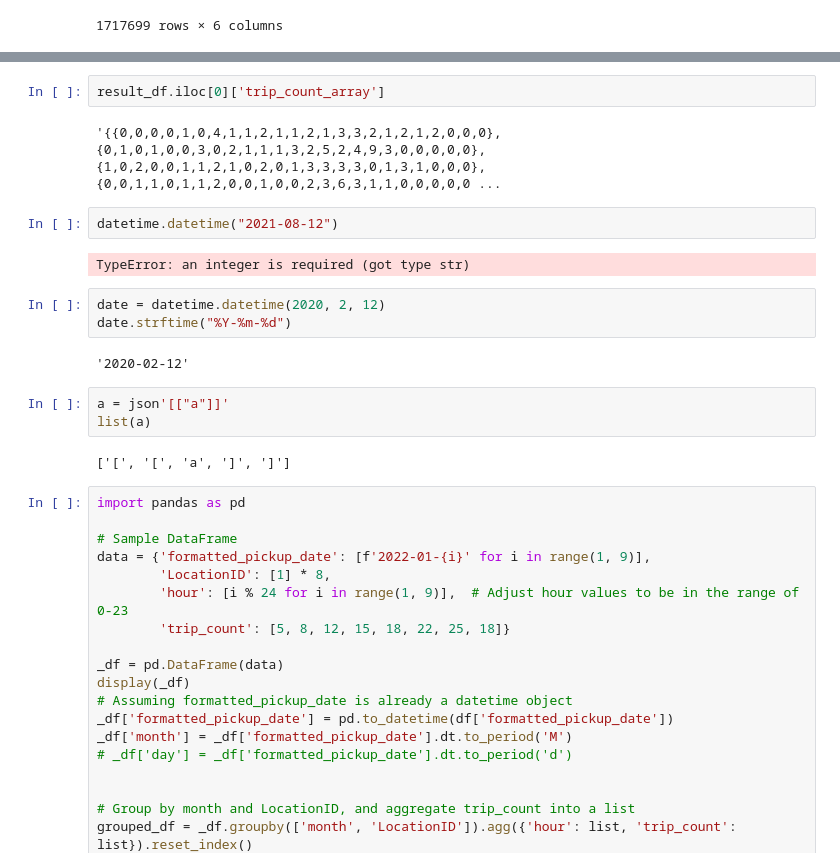
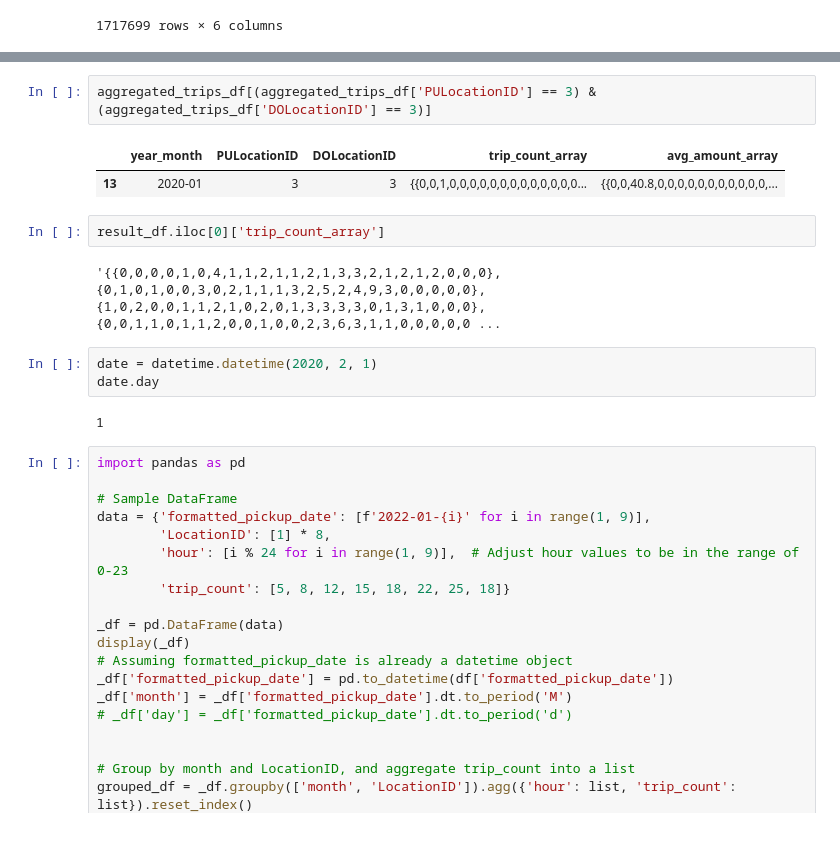
Before and after one commit to yhchan0918/NYC_Taxi_Trip_ETL, a Jupyter notebook: notebook.ipynb, the cells around one changed output, grey strips where cells are left out. Saved outputs shown, nothing was run; the diff lists cells and outputs as text; blank space fills up the shorter version.

```diff
--- a/notebook.ipynb
+++ b/notebook.ipynb
@@ -201,21 +296,17 @@ result_df
+# %%
+aggregated_trips_df[(aggregated_trips_df['PULocationID'] == 3) & (aggregated_trips_df['DOLocationID'] == 3)]
+# %% [output]
+|  | year_month | PULocationID | DOLocationID | trip_count_array | avg_amount_array |
+| 13 | 2020-01 | 3 | 3 | {{0,0,1,0,0,0,0,0,0,0,0,0,0,0,0,0... | {{0,0,40.8,0,0,0,0,0,0,0,0,0,0,0,... |
 # %%
 result_df.iloc[0]['trip_count_array']
 # %% [output]
 '{{0,0,0,0,1,0,4,1,1,2,1,1,2,1,3,3,2,1,2,1,2,0,0,0},{0,1,0,1,0,0,3,0,2,1,1,1,3,2,5,2,4,9,3,0,0,0,0,0},{1,0,2,0,0,1,1,2,1,0,2,0,1,3,3,3,3,0,1,3,1,0,0,0},{0,0,1,1,0,1,1,2,0,0,1,0,0,2,3,6,3,1,1,0,0,0,0,0 ...
-# %%
-datetime.datetime("2021-08-12")
-# %% [output]
-TypeError: an integer is required (got type str)
 # %%
-date = datetime.datetime(2020, 2, 12)
-date.strftime("%Y-%m-%d")
+date = datetime.datetime(2020, 2, 1)
+date.day
 # %% [output]
-'2020-02-12'
+1
-# %%
-a = json'[["a"]]'
-list(a)
-# %% [output]
-['[', '[', 'a', ']', ']']
 # %%
 import pandas as pd
 
```
Also changed, not shown: parts of 12 cells of this notebook, 6 other files.
